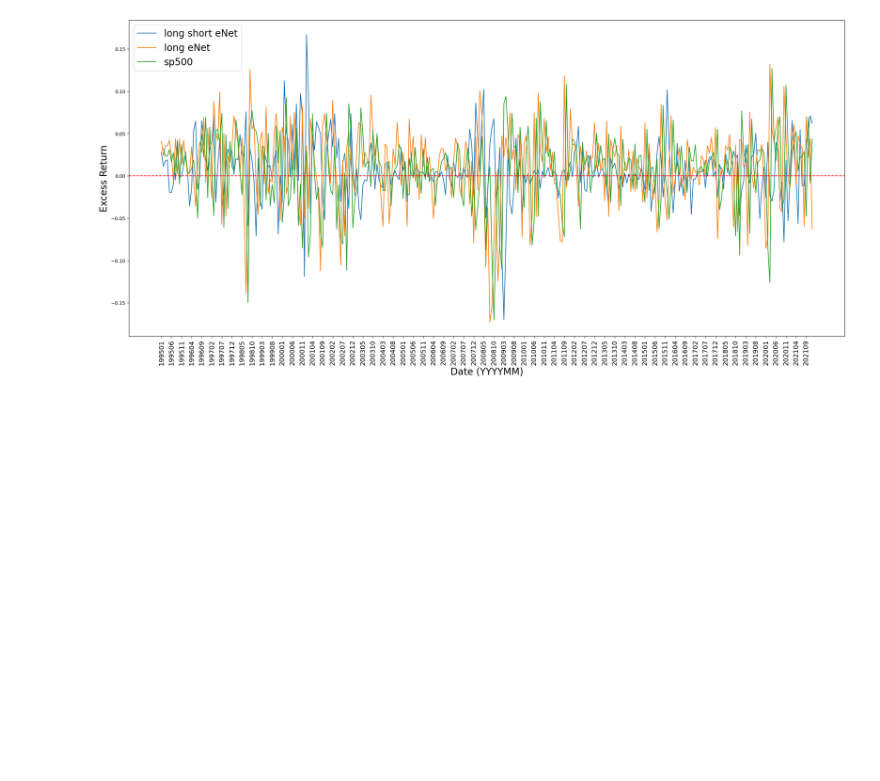
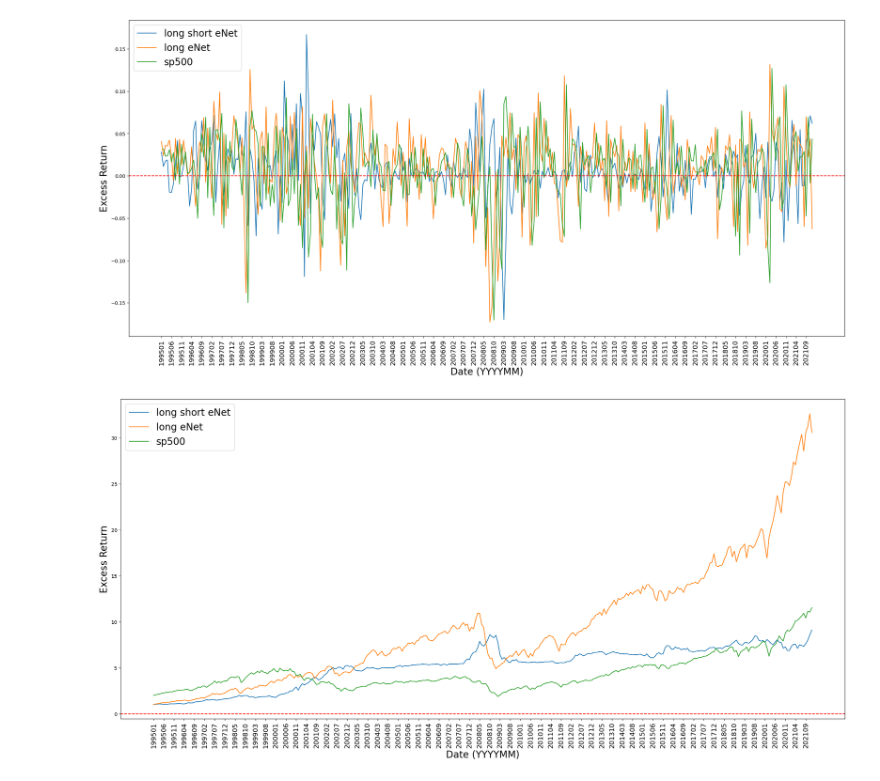
Before and after one commit to Sho-Shoo/36490-F23-Group1, a Jupyter notebook: plot_portfolio.ipynb, the cells around one changed output. Cells and saved outputs as stored; diff of their text form; code cells hidden in the pictures; blank space fills up the shorter version.

Commit message:
plot portfolio

```diff
--- a/plot_portfolio.ipynb
+++ b/plot_portfolio.ipynb
@@ -28,3 +28,32 @@ plt.legend(fontsize=20)
 plt.show()
 # %% [output]
 [figure]
+# %%
+sp500[0] = 1
+def adjusted_cumulative_product(array):
+    adjusted_array = []
+    cumulative_product = 1
+    for value in array:
+        adjusted_value = 1 + value
+        cumulative_product *= adjusted_value
+        adjusted_array.append(cumulative_product)
+    return adjusted_array
+
+long_short_eNet = adjusted_cumulative_product(long_short_eNet)
+long_eNet = adjusted_cumulative_product(long_eNet)
+sp500 = adjusted_cumulative_product(sp500)
+
+
+plt.figure(figsize=(27, 12))
+plt.plot(obj_month_list, long_short_eNet, label="long short eNet")
+plt.plot(obj_month_list, long_eNet, label="long eNet")
+plt.plot(obj_month_list, sp500, label="sp500")
+plt.axhline(0, color='r', linestyle="--")
+# plt.plot(test_months, validation_r2s, label="R^2 in validation years")
+plt.xticks(obj_month_list[::5], rotation='vertical', fontsize=14)
+plt.xlabel('Date (YYYYMM)', fontsize=20)
+plt.ylabel('Excess Return', fontsize=20)
+plt.legend(fontsize=20)
+plt.show()
+# %% [output]
+[figure, added]
```
